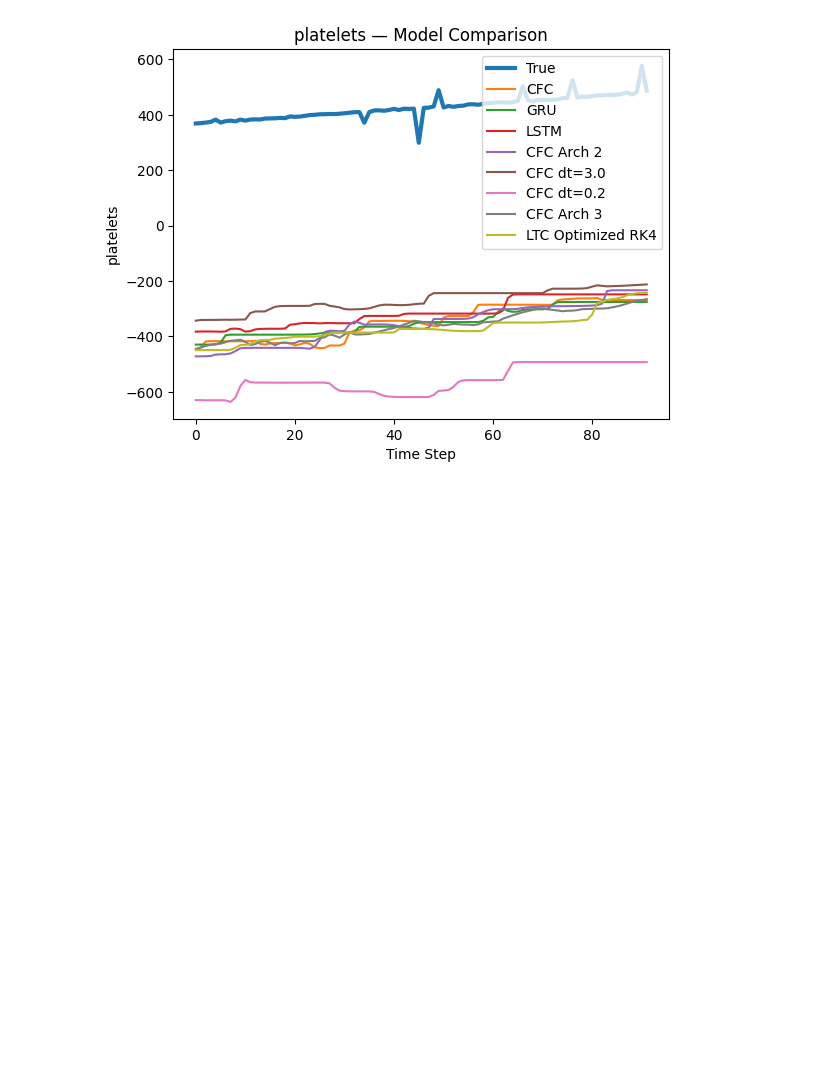
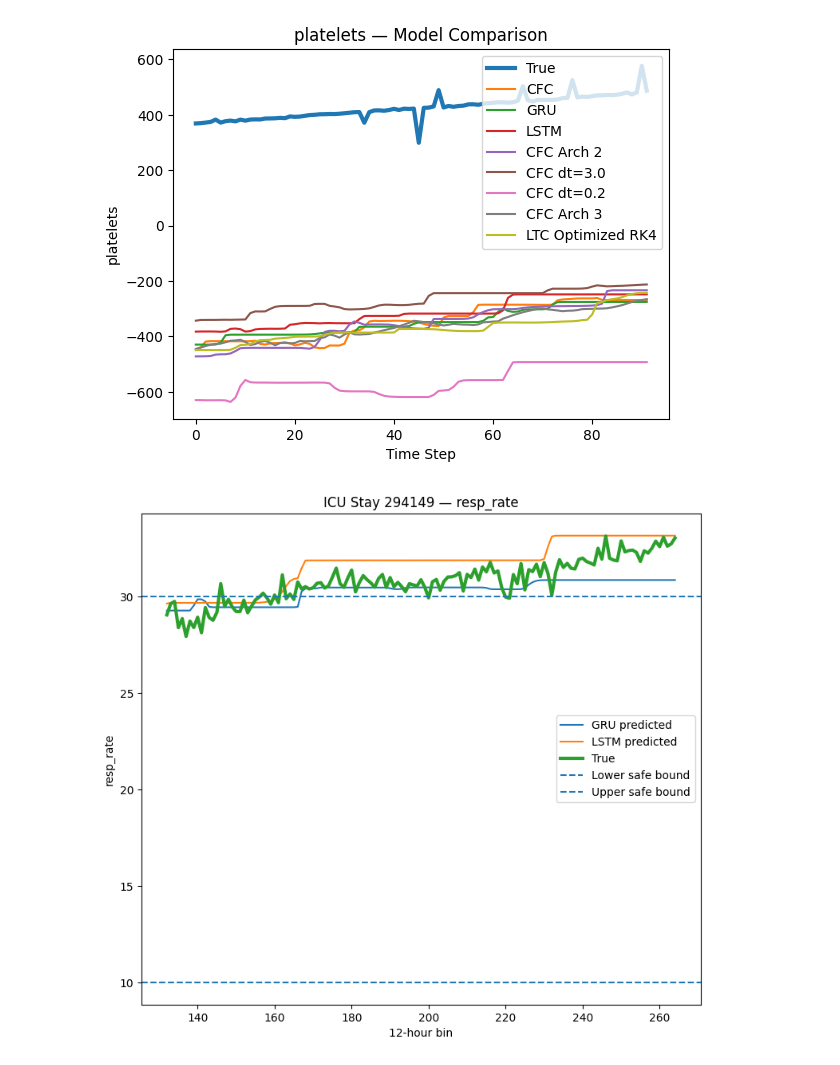
Before and after one commit to theophilus28/LNN-GRU-Comparative, a Jupyter notebook: lnn_setup.ipynb, the cells around one changed output. Drawn from its saved outputs; the diff is of its cells as text; code cells hidden in the pictures; blank space fills up the shorter version.

```diff
--- a/lnn_setup.ipynb
+++ b/lnn_setup.ipynb
@@ -2758,0 +3118,34 @@ Model: LTC Optimized RK4 Average Error: 35360.10275300082
+# %%
+STATE_COLS = [
+    "heart_rate", "sbp", "dbp", "resp_rate", "spo2", "temperature",
+    "gcs", "fio2", "o2_flow", "wbc", "platelets", "creatinine",
+    "bilirubin", "lactate", "inr", "ph", "pco2", "po2"
+]
+
+ACTION_COLS = [
+    "iv_fluids",
+    "vasopressors",
+    "antibiotics",
+]
+
+models = {
+    "GRU": gru_model,
+    "LSTM": lstm_model,
+    #"CFC": cfc_model,
+}
+
+root = tk.Tk()
+
+app = ICUModelApp(
+    root=root,
+    full_df=full_df,
+    models=models,
+    state_cols=STATE_COLS,
+    action_cols=ACTION_COLS,
+    scaler=scaler,
+    device="cuda",
+)
+
+root.mainloop()
+# %% [output]
+[figure, added]
```
Also changed, not shown: parts of 6 cells of this notebook.
